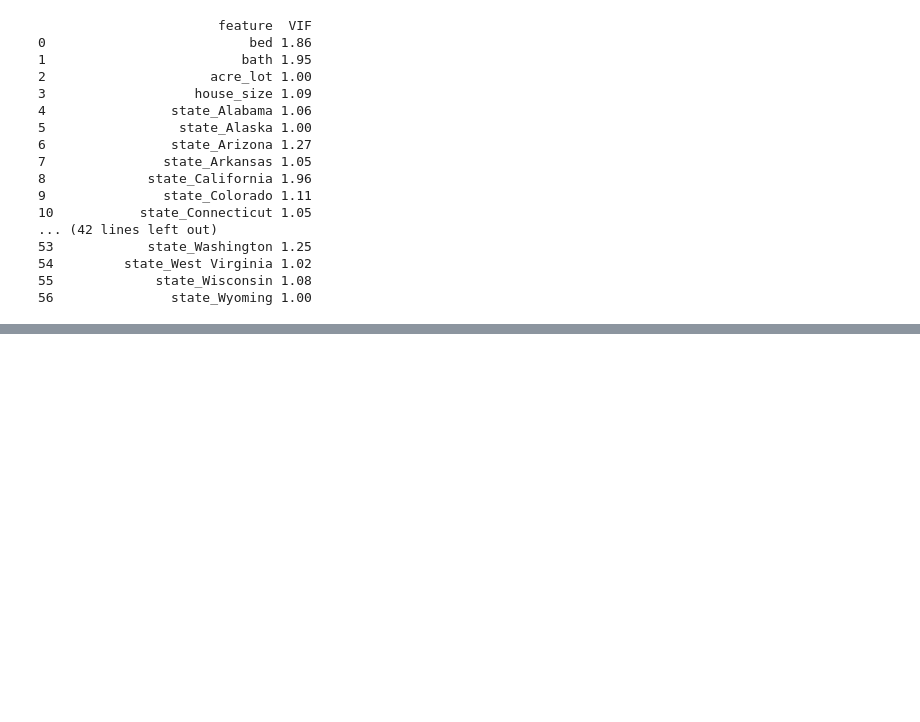
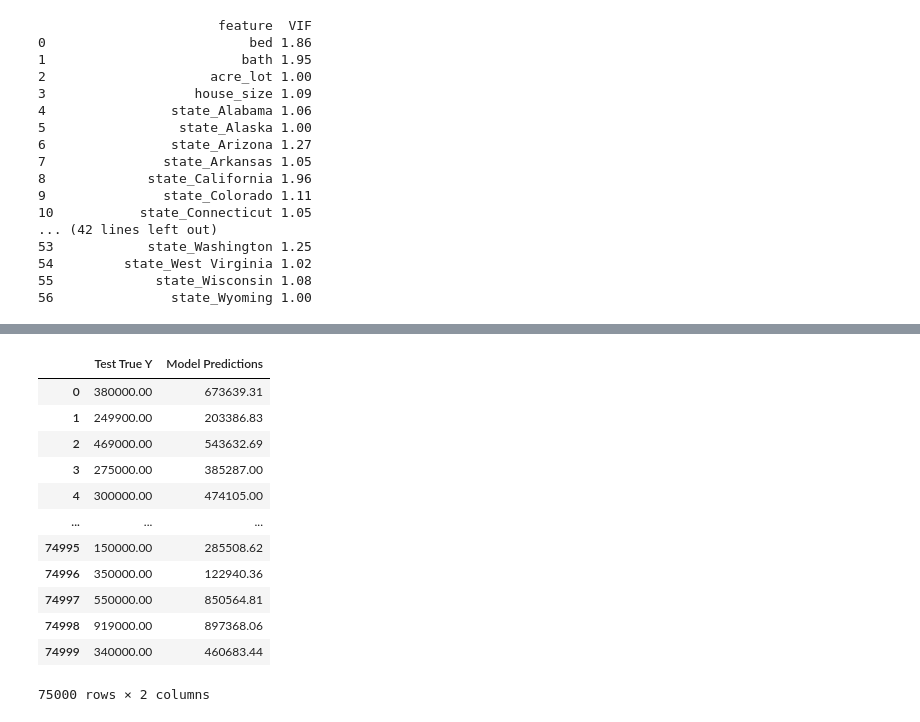
Before and after one commit to TimothyG77/DL-projects, a Jupyter notebook: Excercise 1/ANN-Regression-Dataset2/Corrected_All_States_USA_ANN_Regression.ipynb, the cells around one changed output, grey strips where cells are left out. Cells and saved outputs as stored; diff of their text form; code cells hidden in the pictures; blank space fills up the shorter version.

```diff
--- a/Excercise 1/ANN-Regression-Dataset2/Corrected_All_States_USA_ANN_Regression.ipynb
+++ b/Excercise 1/ANN-Regression-Dataset2/Corrected_All_States_USA_ANN_Regression.ipynb
@@ -318,5 +402,5 @@ loss_df.plot()
 # %%
 from keras.models import load_model
-model = load_model("best_model_all_states.keras")
+model_2 = load_model("best_model_all_states.keras")
 # %%
 print("Test data evaluation:")
@@ -326,5 +416,5 @@ print(model.evaluate(X_train, y_train, verbose=0))
 # %%
-test_predictions = model.predict(X_test)
+test_predictions = model_2.predict(X_test)
 
 test_predictions = pd.Series(test_predictions.reshape(len(y_test),))
 pred_df = pd.DataFrame(np.asarray(y_test), columns=['Test True Y'])
@@ -332,3 +422,4 @@ pred_df = pd.concat([pred_df, test_predictions], axis=1)
 pred_df.columns = ['Test True Y', 'Model Predictions']
 
 pred_df
+# %% [output]
@@ -335,2 +427,15 @@ pred_df
+|  | Test True Y | Model Predictions |
+| 0 | 380000.00 | 673639.31 |
+| 1 | 249900.00 | 203386.83 |
+| 2 | 469000.00 | 543632.69 |
+| 3 | 275000.00 | 385287.00 |
+| 4 | 300000.00 | 474105.00 |
+| ... | ... | ... |
+| 74995 | 150000.00 | 285508.62 |
+| 74996 | 350000.00 | 122940.36 |
+| 74997 | 550000.00 | 850564.81 |
+| 74998 | 919000.00 | 897368.06 |
+| 74999 | 340000.00 | 460683.44 |
+75000 rows × 2 columns
 # %%
 sns.scatterplot(x='Test True Y', y='Model Predictions', data=pred_df)
```
Also changed, not shown: parts of 34 cells of this notebook, 3 other files.
